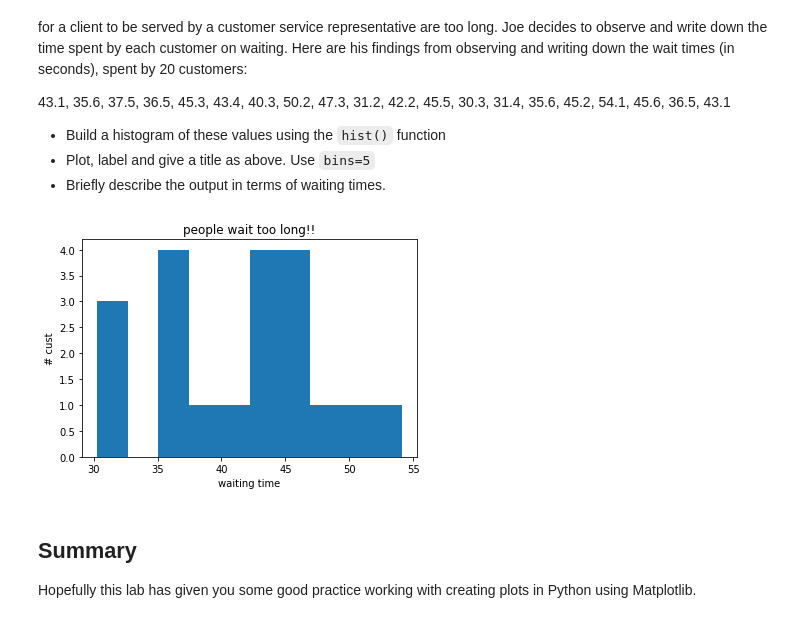
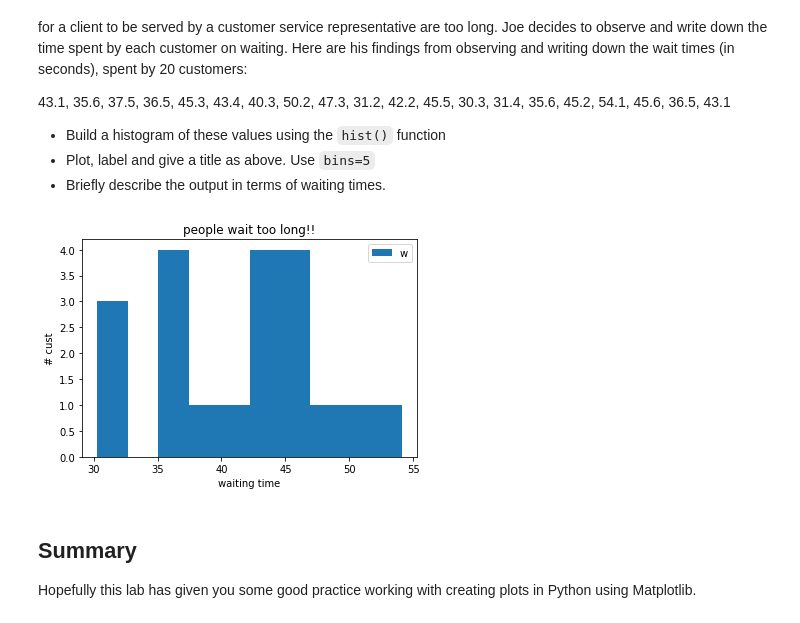
Before and after one commit to ravaxis/dsc-data-viz-lab-nyc-ds-082619, a Jupyter notebook: index.ipynb, the cells around one changed output. Cells and saved outputs as stored; diff of their text form; code cells hidden in the pictures.

```diff
--- a/index.ipynb
+++ b/index.ipynb
@@ -102,17 +102,18 @@ Joe is the branch manager at a bank. Recently, Joe been receiving customer feedb
 # %%
 x = [43.1, 35.6, 37.5, 36.5, 45.3, 43.4, 40.3, 50.2, 47.3, 31.2, 42.2, 45.5, 30.3, 31.4, 35.6, 45.2, 54.1, 45.6, 36.5, 43.1]
 
 plt.hist(x, bins=10)
 plt.xlabel('waiting time')
 plt.ylabel('# cust')
 plt.title('people wait too long!!')
+plt.legend('waow')
 plt.show()
 
 #Plot the distogram with hist() function
 
 # Label, give title and show the plot
 # %% [output]
-[figure, old version]
+[figure, new version]
 # %% [markdown]
 ## Summary
 
```
